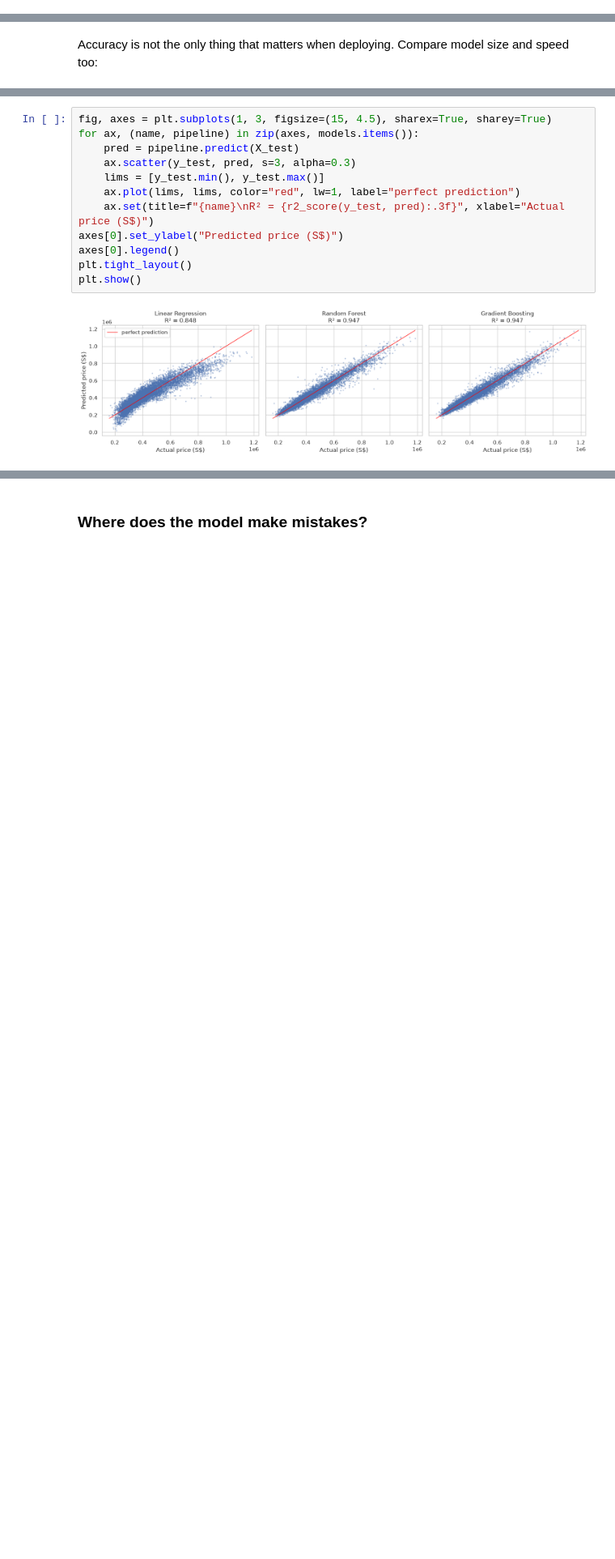
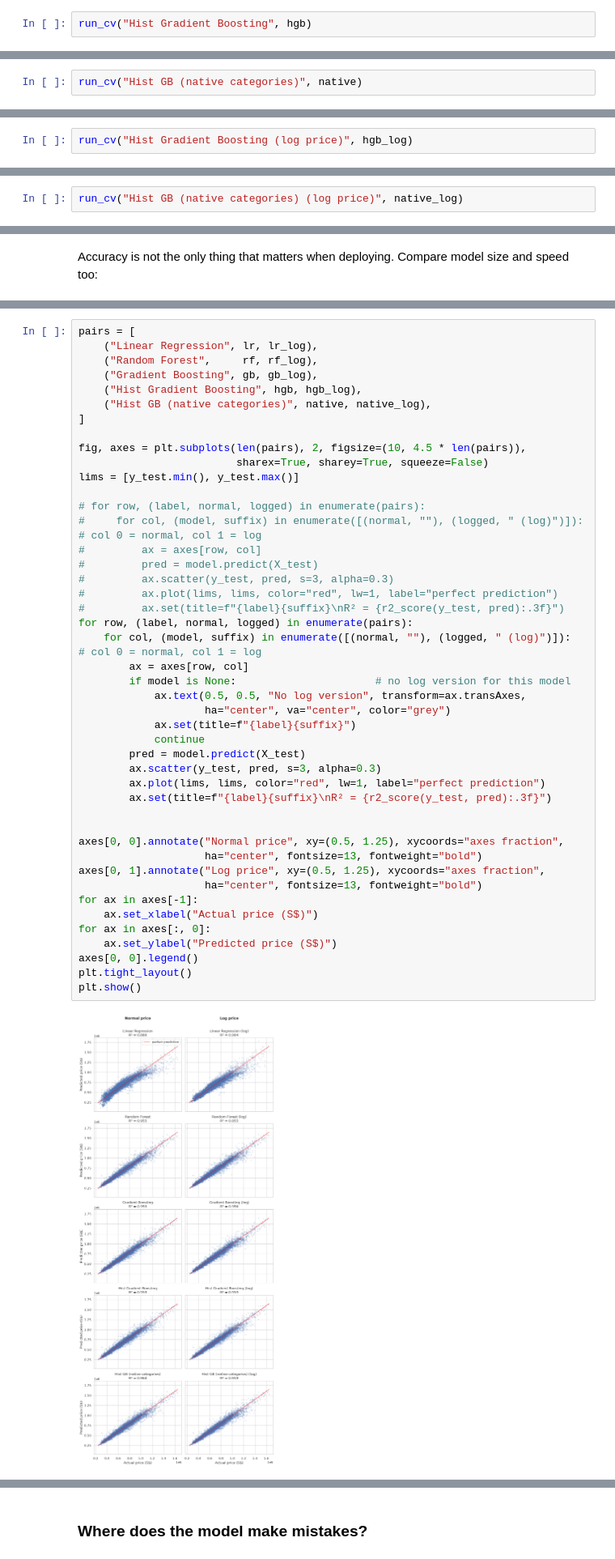
Before and after one commit to ian-fl-liew/6m-data-c3.2-HDB_price_predictor, a Jupyter notebook: hdb_price_model.ipynb, the cells around one changed output, grey strips where cells are left out. Shown at 81% size. Drawn from its saved outputs; the diff is of its cells as text; blank space fills up the shorter version.

Commit message:
Add new models, time and remaining-lease features, train on last 24 months

```diff
--- a/hdb_price_model.ipynb
+++ b/hdb_price_model.ipynb
@@ -417,0 +831,2 @@ cv_table
+# %%
+run_cv("Hist Gradient Boosting", hgb)
@@ -417,0 +841,2 @@ cv_table
+# %%
+run_cv("Hist GB (native categories)", native)
@@ -417,0 +851,2 @@ cv_table
+# %%
+run_cv("Hist Gradient Boosting (log price)", hgb_log)
@@ -417,0 +861,2 @@ cv_table
+# %%
+run_cv("Hist GB (native categories) (log price)", native_log)
@@ -455,17 +930,50 @@ trade_offs
 # %%
-fig, axes = plt.subplots(1, 3, figsize=(15, 4.5), sharex=True, sharey=True)
-for ax, (name, pipeline) in zip(axes, models.items()):
-    pred = pipeline.predict(X_test)
-    ax.scatter(y_test, pred, s=3, alpha=0.3)
-    lims = [y_test.min(), y_test.max()]
-    ax.plot(lims, lims, color="red", lw=1, label="perfect prediction")
-    ax.set(title=f"{name}\nR² = {r2_score(y_test, pred):.3f}", xlabel="Actual price (S$)")
-axes[0].set_ylabel("Predicted price (S$)")
-axes[0].legend()
+pairs = [
+    ("Linear Regression", lr, lr_log),
+    ("Random Forest",     rf, rf_log),
+    ("Gradient Boosting", gb, gb_log),
+    ("Hist Gradient Boosting", hgb, hgb_log),
+    ("Hist GB (native categories)", native, native_log),
+]
+
+fig, axes = plt.subplots(len(pairs), 2, figsize=(10, 4.5 * len(pairs)),
+                         sharex=True, sharey=True, squeeze=False)
+lims = [y_test.min(), y_test.max()]
+
+# for row, (label, normal, logged) in enumerate(pairs):
+#     for col, (model, suffix) in enumerate([(normal, ""), (logged, " (log)")]):   # col 0 = normal, col 1 = log
+#         ax = axes[row, col]
+#         pred = model.predict(X_test)
+#         ax.scatter(y_test, pred, s=3, alpha=0.3)
+#         ax.plot(lims, lims, color="red", lw=1, label="perfect prediction")
+#         ax.set(title=f"{label}{suffix}\nR² = {r2_score(y_test, pred):.3f}")
+for row, (label, normal, logged) in enumerate(pairs):
+    for col, (model, suffix) in enumerate([(normal, ""), (logged, " (log)")]):   # col 0 = normal, col 1 = log
+        ax = axes[row, col]
+        if model is None:                      # no log version for this model
+            ax.text(0.5, 0.5, "No log version", transform=ax.transAxes,
+                    ha="center", va="center", color="grey")
+            ax.set(title=f"{label}{suffix}")
+            continue
+        pred = model.predict(X_test)
+        ax.scatter(y_test, pred, s=3, alpha=0.3)
+        ax.plot(lims, lims, color="red", lw=1, label="perfect prediction")
+        ax.set(title=f"{label}{suffix}\nR² = {r2_score(y_test, pred):.3f}")
+
+
+axes[0, 0].annotate("Normal price", xy=(0.5, 1.25), xycoords="axes fraction",
+                    ha="center", fontsize=13, fontweight="bold")
+axes[0, 1].annotate("Log price", xy=(0.5, 1.25), xycoords="axes fraction",
+                    ha="center", fontsize=13, fontweight="bold")
+for ax in axes[-1]:
+    ax.set_xlabel("Actual price (S$)")
+for ax in axes[:, 0]:
+    ax.set_ylabel("Predicted price (S$)")
+axes[0, 0].legend()
 plt.tight_layout()
 plt.show()
 # %% [output]
-[figure, old version]
+[figure, new version]
 # %% [markdown]
 **Discuss before moving on:**
 - Why do both tree models beat Linear Regression by so much? (Hint: look back at the curved lines in Part 3.)
```
Also changed, not shown: parts of 57 cells of this notebook, 7 other files.
